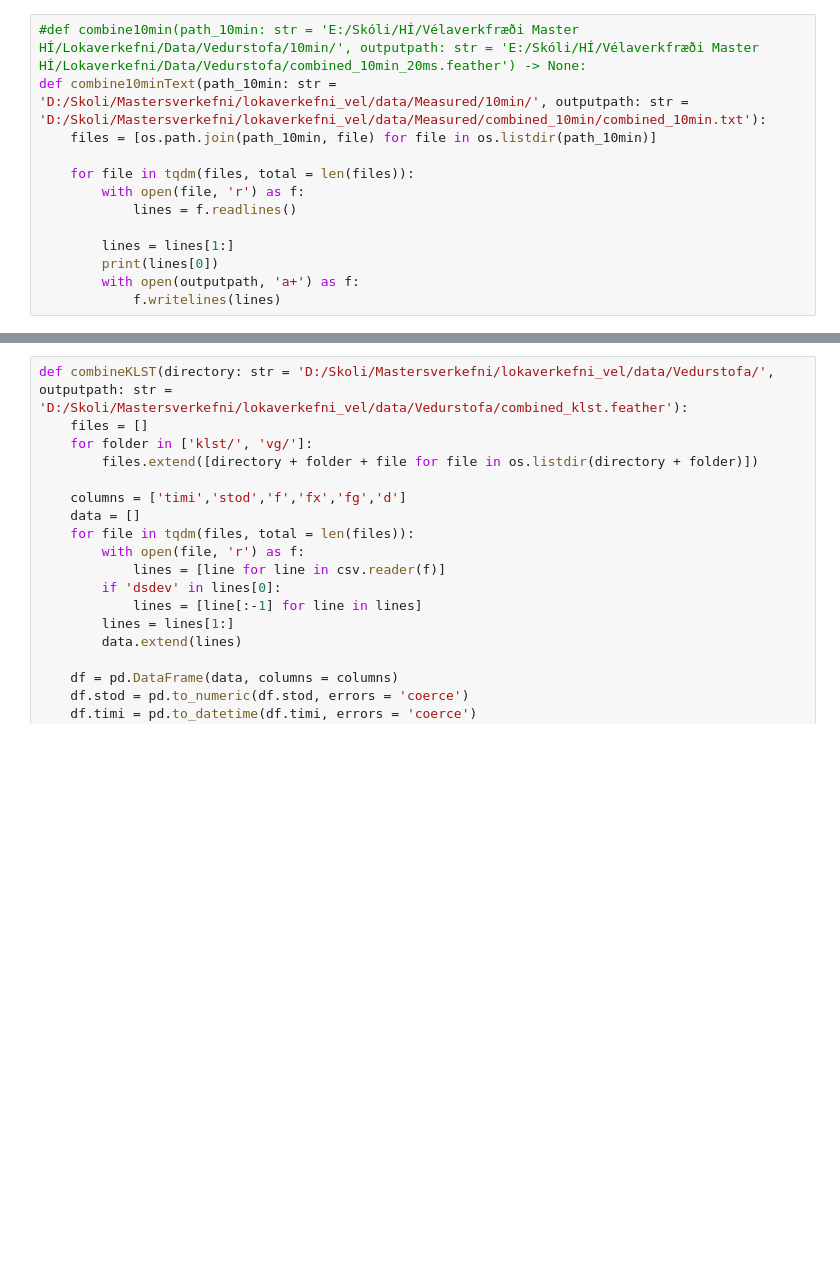
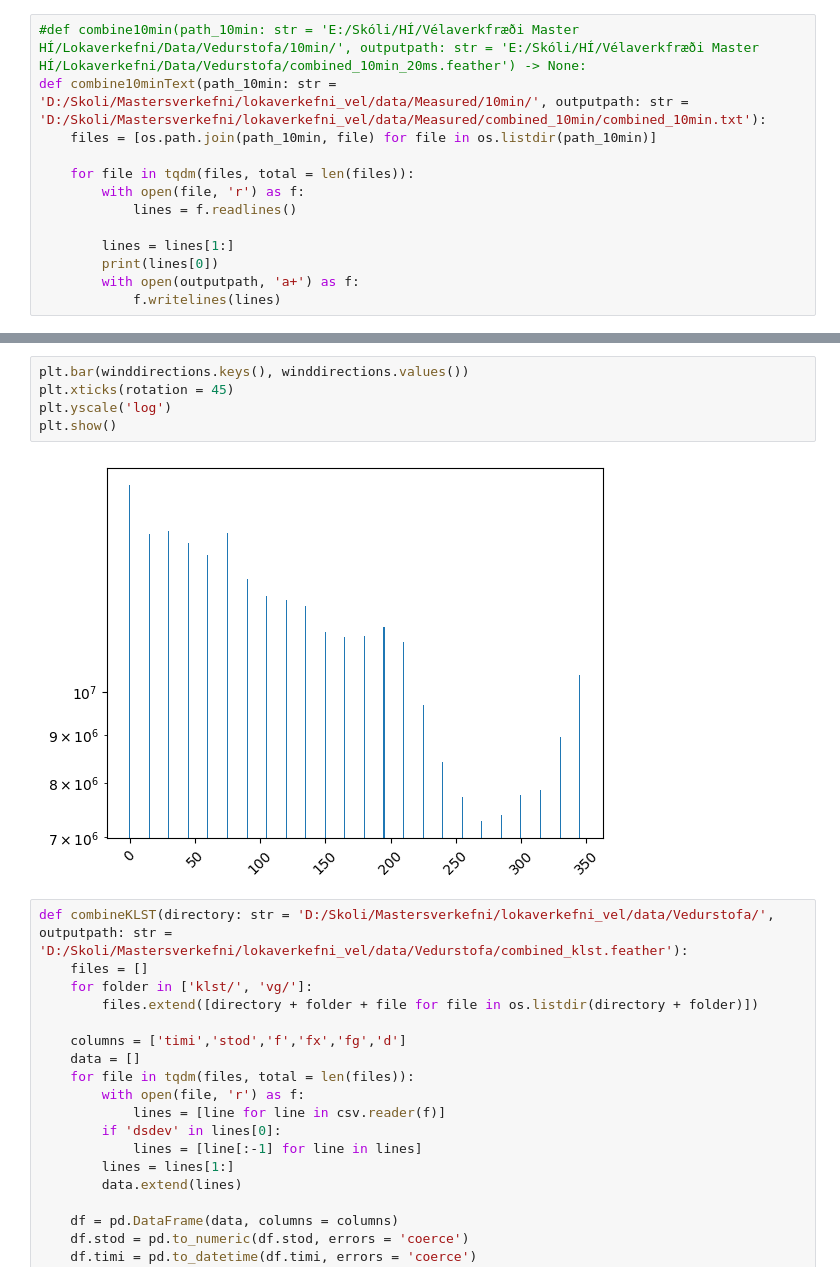
Before and after one commit to BrynjarGeir/lokaverkefni_vel, a Jupyter notebook: code/process_data/filterMeasurements.ipynb, the cells around one changed output, grey strips where cells are left out. Saved outputs shown, nothing was run; the diff lists cells and outputs as text; blank space fills up the shorter version.

```diff
--- a/code/process_data/filterMeasurements.ipynb
+++ b/code/process_data/filterMeasurements.ipynb
@@ -106,3 +286,10 @@ def convertTimiF_Combined10min_toFeather(text_path: str = 'D:/Skoli/Mastersverke
+# %%
+plt.bar(winddirections.keys(), winddirections.values())
+plt.xticks(rotation = 45)
+plt.yscale('log')
+plt.show()
+# %% [output]
+[figure, added]
 # %%
 def combineKLST(directory: str = 'D:/Skoli/Mastersverkefni/lokaverkefni_vel/data/Vedurstofa/', outputpath: str = 'D:/Skoli/Mastersverkefni/lokaverkefni_vel/data/Vedurstofa/combined_klst.feather'):
     files = []
```
Also changed, not shown: parts of 23 cells of this notebook.
